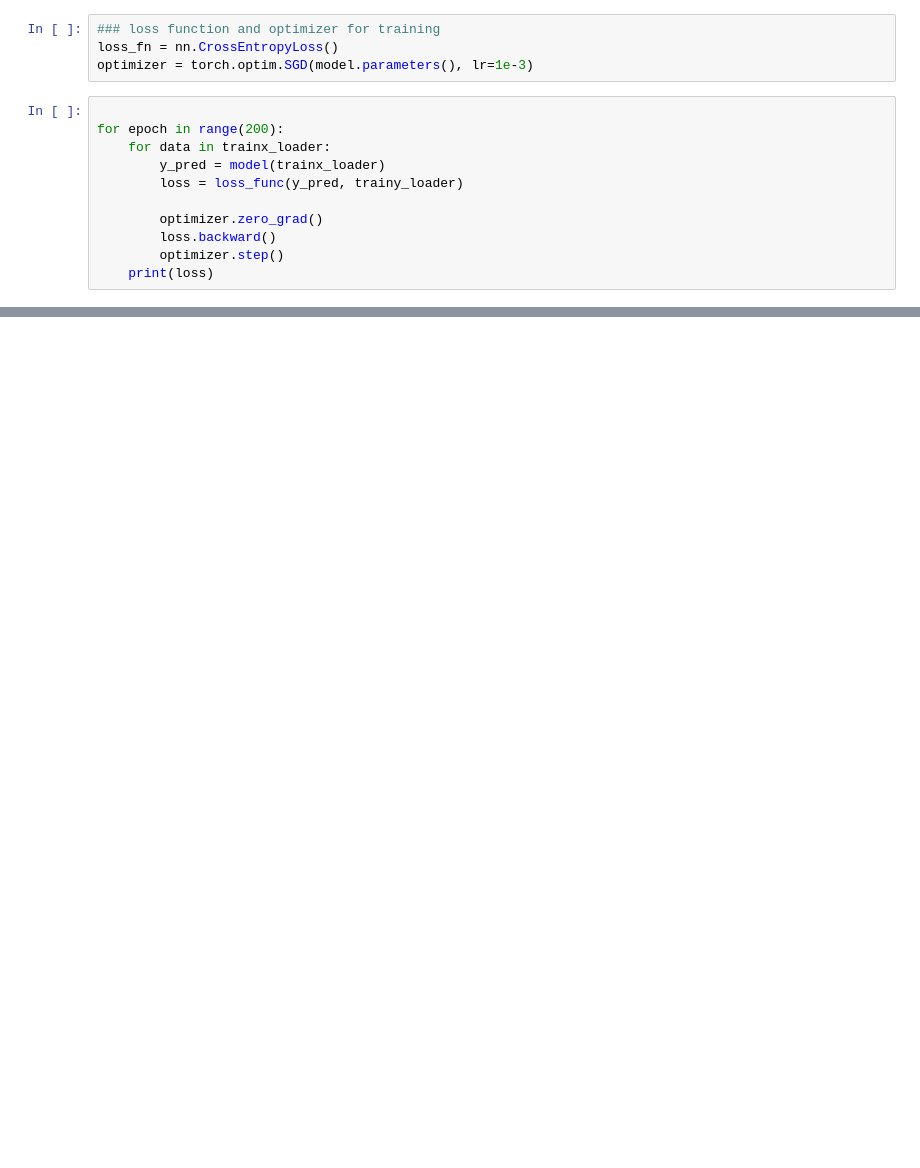
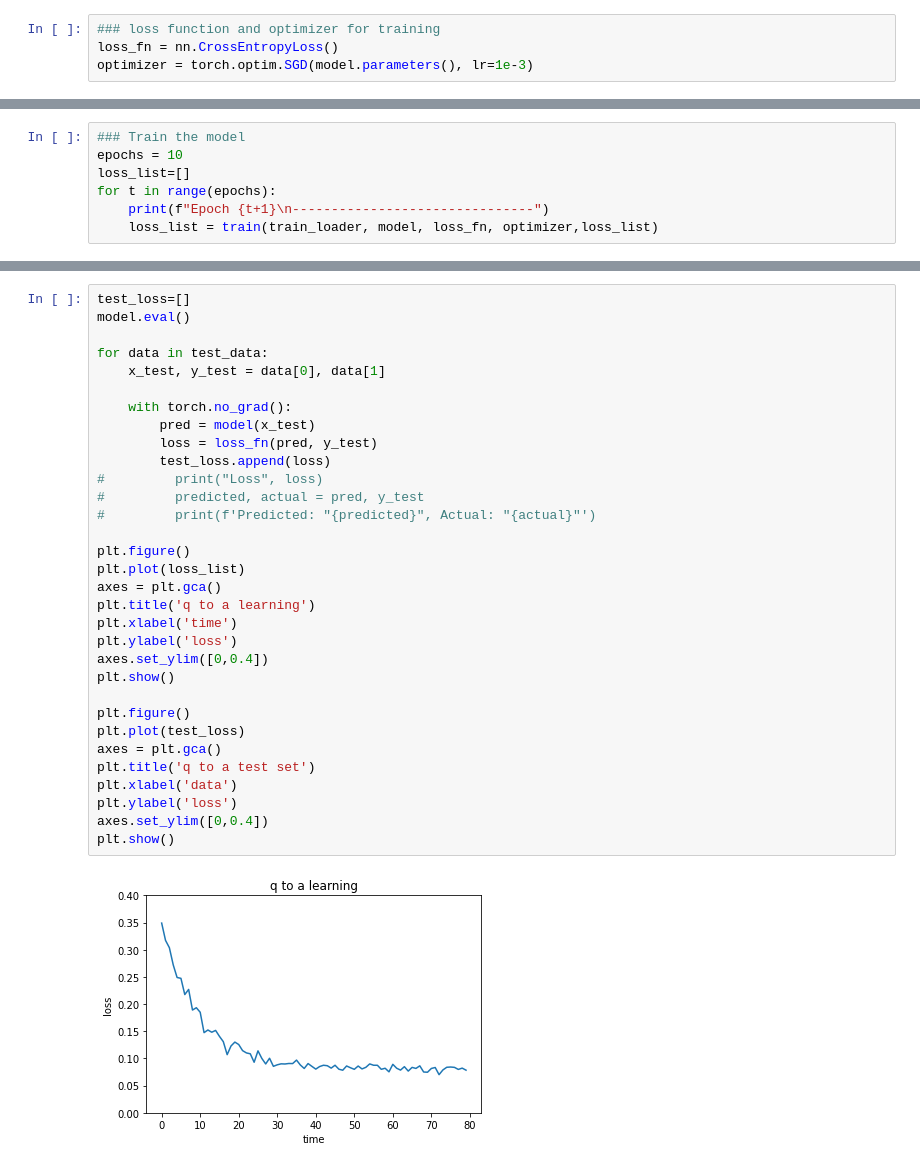
Before and after one commit to anapervan/Flexible-Tool, a Jupyter notebook: data_processing.ipynb, the cells around one changed output, grey strips where cells are left out. Drawn from its saved outputs; the diff is of its cells as text; blank space fills up the shorter version.

```diff
--- a/data_processing.ipynb
+++ b/data_processing.ipynb
@@ -148,14 +187,3 @@ print(model)
 ### loss function and optimizer for training
 loss_fn = nn.CrossEntropyLoss()
 optimizer = torch.optim.SGD(model.parameters(), lr=1e-3)
-# %%
-
-for epoch in range(200):
-    for data in trainx_loader:
-        y_pred = model(trainx_loader)
-        loss = loss_func(y_pred, trainy_loader)
-
-        optimizer.zero_grad()
-        loss.backward()
-        optimizer.step()
-    print(loss)
@@ -161,0 +222,7 @@ for epoch in range(200):
+# %%
+### Train the model
+epochs = 10
+loss_list=[]
+for t in range(epochs):
+    print(f"Epoch {t+1}\n-------------------------------")
+    loss_list = train(train_loader, model, loss_fn, optimizer,loss_list)
@@ -161,0 +247,34 @@ for epoch in range(200):
+# %%
+test_loss=[]
+model.eval()
+
+for data in test_data:
+    x_test, y_test = data[0], data[1]
+
+    with torch.no_grad():
+        pred = model(x_test)
+        loss = loss_fn(pred, y_test)
+        test_loss.append(loss)
+#         print("Loss", loss)
+#         predicted, actual = pred, y_test
+#         print(f'Predicted: "{predicted}", Actual: "{actual}"')
+
+plt.figure()
+plt.plot(loss_list)
+axes = plt.gca()
+plt.title('q to a learning')
+plt.xlabel('time')
+plt.ylabel('loss')
+axes.set_ylim([0,0.4])
+plt.show()
+
+plt.figure()
+plt.plot(test_loss)
+axes = plt.gca()
+plt.title('q to a test set')
+plt.xlabel('data')
+plt.ylabel('loss')
+axes.set_ylim([0,0.4])
+plt.show()
+# %% [output]
+[figure, added]
```
Also changed, not shown: parts of 7 cells of this notebook, 9 other files.
